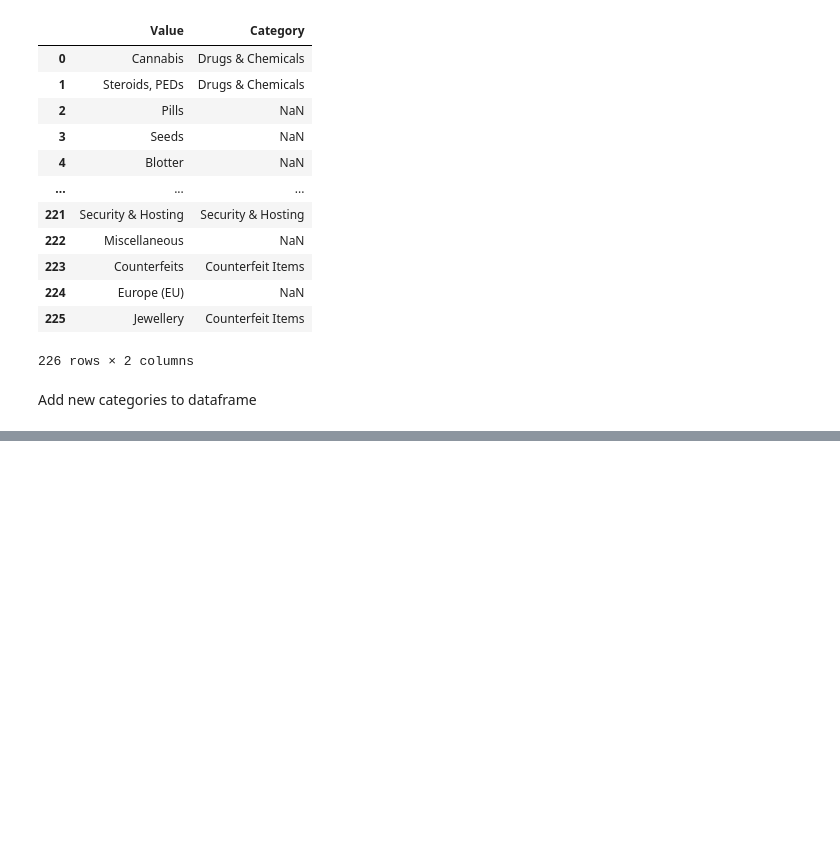
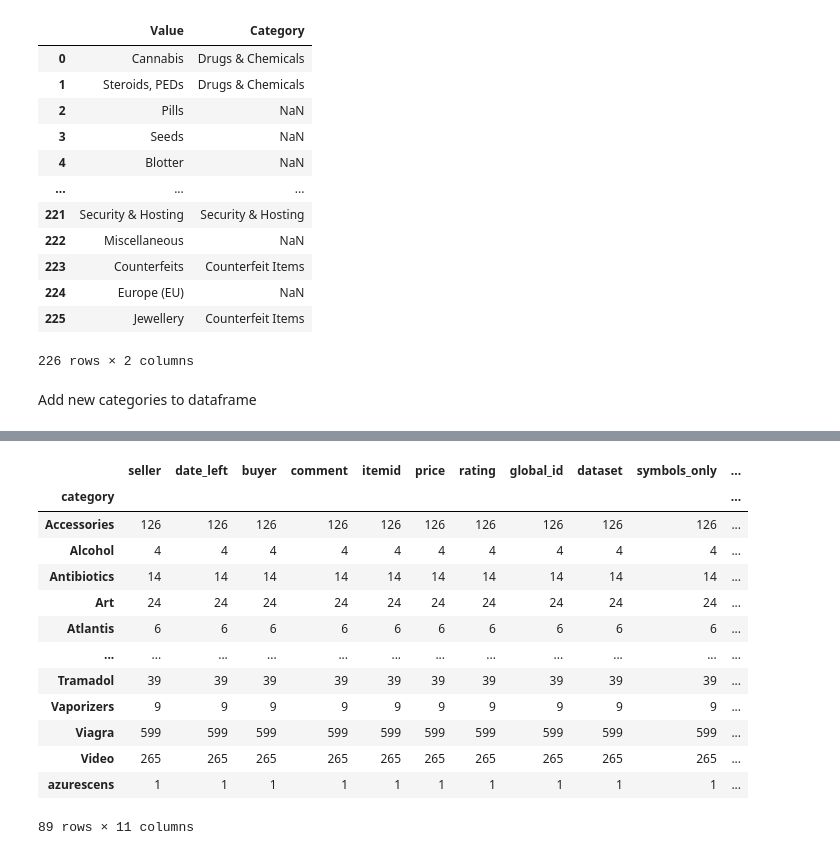
Before and after one commit to GregoryG3/Thesis, a Jupyter notebook: INITIALIZATION.ipynb, the cells around one changed output, grey strips where cells are left out. Cells and saved outputs as stored; diff of their text form; code cells hidden in the pictures; blank space fills up the shorter version.

```diff
--- a/INITIALIZATION.ipynb
+++ b/INITIALIZATION.ipynb
@@ -1486,0 +1498,18 @@ See the caveats in the documentation: https://pandas.pydata.org/pandas-docs/stab
+# %%
+test = df_predict_processed[df_predict_processed['category_new']=='Unknown']
+test.groupby('category').count()
+# %% [output]
+|  | seller | date_left | buyer | comment | itemid | price | rating | global_id | dataset | symbols_only | ... |
+| category |  |  |  |  |  |  |  |  |  |  | ... |
+| Accessories | 126 | 126 | 126 | 126 | 126 | 126 | 126 | 126 | 126 | 126 | ... |
+| Alcohol | 4 | 4 | 4 | 4 | 4 | 4 | 4 | 4 | 4 | 4 | ... |
+| Antibiotics | 14 | 14 | 14 | 14 | 14 | 14 | 14 | 14 | 14 | 14 | ... |
+| Art | 24 | 24 | 24 | 24 | 24 | 24 | 24 | 24 | 24 | 24 | ... |
+| Atlantis | 6 | 6 | 6 | 6 | 6 | 6 | 6 | 6 | 6 | 6 | ... |
+| ... | ... | ... | ... | ... | ... | ... | ... | ... | ... | ... | ... |
+| Tramadol | 39 | 39 | 39 | 39 | 39 | 39 | 39 | 39 | 39 | 39 | ... |
+| Vaporizers | 9 | 9 | 9 | 9 | 9 | 9 | 9 | 9 | 9 | 9 | ... |
+| Viagra | 599 | 599 | 599 | 599 | 599 | 599 | 599 | 599 | 599 | 599 | ... |
+| Video | 265 | 265 | 265 | 265 | 265 | 265 | 265 | 265 | 265 | 265 | ... |
+| azurescens | 1 | 1 | 1 | 1 | 1 | 1 | 1 | 1 | 1 | 1 | ... |
+89 rows × 11 columns
```
Also changed, not shown: parts of 18 cells of this notebook.
